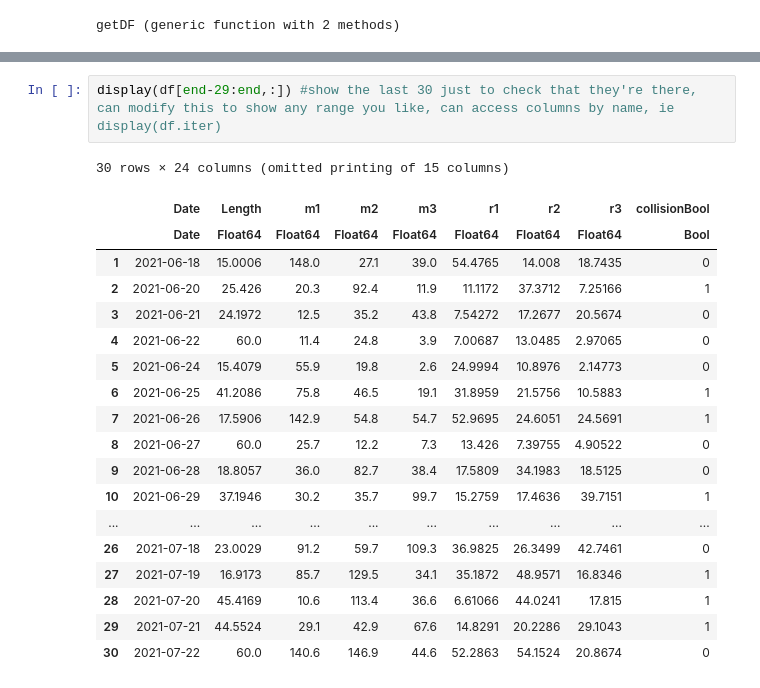
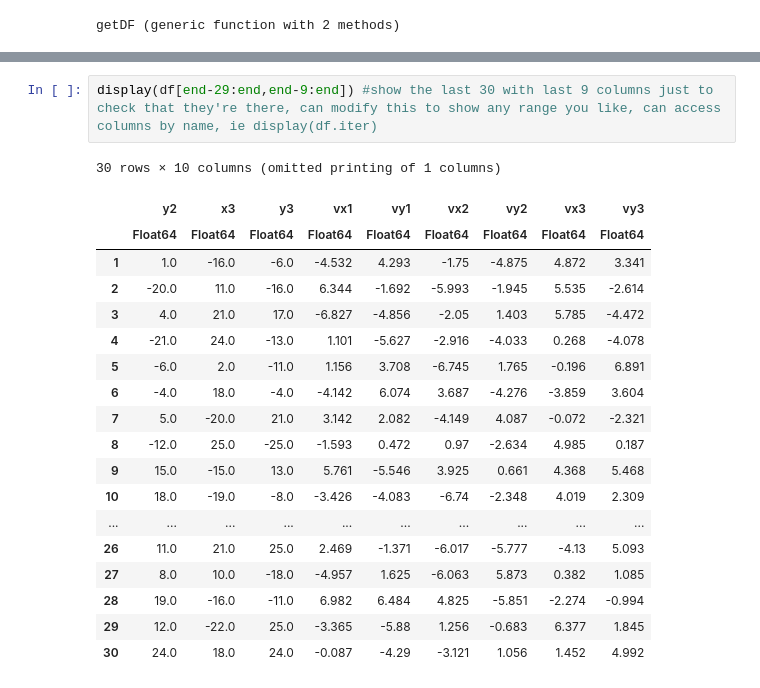
Before and after one commit to kirklong/ThreeBodyBot, a Jupyter notebook: 3BodyAnalysis.ipynb, the cells around one changed output, grey strips where cells are left out. Saved outputs shown, nothing was run; the diff lists cells and outputs as text.

```diff
--- a/3BodyAnalysis.ipynb
+++ b/3BodyAnalysis.ipynb
@@ -50,27 +50,27 @@ df = getDF() #get the data -- this only shows first 30 entries and only the firs
 | 30 | 2021-02-07 | 30.0237 | 18.0 | 45.1 | 47.4 | 10.0976 | 21.0543 | 21.909 | 0 |
 | ⋮ | ⋮ | ⋮ | ⋮ | ⋮ | ⋮ | ⋮ | ⋮ | ⋮ | ⋮ |
 # %%
-display(df[end-29:end,:]) #show the last 30 just to check that they're there, can modify this to show any range you like, can access columns by name, ie display(df.iter)
+display(df[end-29:end,end-9:end]) #show the last 30 with last 9 columns just to check that they're there, can modify this to show any range you like, can access columns by name, ie display(df.iter)
 # %% [output]
-30 rows × 24 columns (omitted printing of 15 columns)
+30 rows × 10 columns (omitted printing of 1 columns)
-|  | Date | Length | m1 | m2 | m3 | r1 | r2 | r3 | collisionBool |
-|  | Date | Float64 | Float64 | Float64 | Float64 | Float64 | Float64 | Float64 | Bool |
-| 1 | 2021-06-18 | 15.0006 | 148.0 | 27.1 | 39.0 | 54.4765 | 14.008 | 18.7435 | 0 |
-| 2 | 2021-06-20 | 25.426 | 20.3 | 92.4 | 11.9 | 11.1172 | 37.3712 | 7.25166 | 1 |
-| 3 | 2021-06-21 | 24.1972 | 12.5 | 35.2 | 43.8 | 7.54272 | 17.2677 | 20.5674 | 0 |
-| 4 | 2021-06-22 | 60.0 | 11.4 | 24.8 | 3.9 | 7.00687 | 13.0485 | 2.97065 | 0 |
-| 5 | 2021-06-24 | 15.4079 | 55.9 | 19.8 | 2.6 | 24.9994 | 10.8976 | 2.14773 | 0 |
-| 6 | 2021-06-25 | 41.2086 | 75.8 | 46.5 | 19.1 | 31.8959 | 21.5756 | 10.5883 | 1 |
-| 7 | 2021-06-26 | 17.5906 | 142.9 | 54.8 | 54.7 | 52.9695 | 24.6051 | 24.5691 | 1 |
-| 8 | 2021-06-27 | 60.0 | 25.7 | 12.2 | 7.3 | 13.426 | 7.39755 | 4.90522 | 0 |
-| 9 | 2021-06-28 | 18.8057 | 36.0 | 82.7 | 38.4 | 17.5809 | 34.1983 | 18.5125 | 0 |
-| 10 | 2021-06-29 | 37.1946 | 30.2 | 35.7 | 99.7 | 15.2759 | 17.4636 | 39.7151 | 1 |
+|  | y2 | x3 | y3 | vx1 | vy1 | vx2 | vy2 | vx3 | vy3 |
+|  | Float64 | Float64 | Float64 | Float64 | Float64 | Float64 | Float64 | Float64 | Float64 |
+| 1 | 1.0 | -16.0 | -6.0 | -4.532 | 4.293 | -1.75 | -4.875 | 4.872 | 3.341 |
+| 2 | -20.0 | 11.0 | -16.0 | 6.344 | -1.692 | -5.993 | -1.945 | 5.535 | -2.614 |
+| 3 | 4.0 | 21.0 | 17.0 | -6.827 | -4.856 | -2.05 | 1.403 | 5.785 | -4.472 |
+| 4 | -21.0 | 24.0 | -13.0 | 1.101 | -5.627 | -2.916 | -4.033 | 0.268 | -4.078 |
+| 5 | -6.0 | 2.0 | -11.0 | 1.156 | 3.708 | -6.745 | 1.765 | -0.196 | 6.891 |
+| 6 | -4.0 | 18.0 | -4.0 | -4.142 | 6.074 | 3.687 | -4.276 | -3.859 | 3.604 |
+| 7 | 5.0 | -20.0 | 21.0 | 3.142 | 2.082 | -4.149 | 4.087 | -0.072 | -2.321 |
+| 8 | -12.0 | 25.0 | -25.0 | -1.593 | 0.472 | 0.97 | -2.634 | 4.985 | 0.187 |
+| 9 | 15.0 | -15.0 | 13.0 | 5.761 | -5.546 | 3.925 | 0.661 | 4.368 | 5.468 |
+| 10 | 18.0 | -19.0 | -8.0 | -3.426 | -4.083 | -6.74 | -2.348 | 4.019 | 2.309 |
 | ... | ... | ... | ... | ... | ... | ... | ... | ... | ... |
-| 26 | 2021-07-18 | 23.0029 | 91.2 | 59.7 | 109.3 | 36.9825 | 26.3499 | 42.7461 | 0 |
-| 27 | 2021-07-19 | 16.9173 | 85.7 | 129.5 | 34.1 | 35.1872 | 48.9571 | 16.8346 | 1 |
-| 28 | 2021-07-20 | 45.4169 | 10.6 | 113.4 | 36.6 | 6.61066 | 44.0241 | 17.815 | 1 |
-| 29 | 2021-07-21 | 44.5524 | 29.1 | 42.9 | 67.6 | 14.8291 | 20.2286 | 29.1043 | 1 |
-| 30 | 2021-07-22 | 60.0 | 140.6 | 146.9 | 44.6 | 52.2863 | 54.1524 | 20.8674 | 0 |
+| 26 | 11.0 | 21.0 | 25.0 | 2.469 | -1.371 | -6.017 | -5.777 | -4.13 | 5.093 |
+| 27 | 8.0 | 10.0 | -18.0 | -4.957 | 1.625 | -6.063 | 5.873 | 0.382 | 1.085 |
+| 28 | 19.0 | -16.0 | -11.0 | 6.982 | 6.484 | 4.825 | -5.851 | -2.274 | -0.994 |
+| 29 | 12.0 | -22.0 | 25.0 | -3.365 | -5.88 | 1.256 | -0.683 | 6.377 | 1.845 |
+| 30 | 24.0 | 18.0 | 24.0 | -0.087 | -4.29 | -3.121 | 1.056 | 1.452 | 4.992 |
 # %%
 N=size(df)[1]; cFrac=size(df[df.collisionBool .== true,:])[1]/N; tFrac = size(df[(df.collisionBool .== false) .& (df.Length .== 50.0),:])[1]/N; eFrac = 1.0 - tFrac - cFrac
 collidedX=vcat(df[df.collisionBool .== true, :].x1, df[df.collisionBool .== true, :].x2, df[df.collisionBool .== true, :].x3)
```
Also changed, not shown: parts of 2 cells of this notebook, 1 other file.
